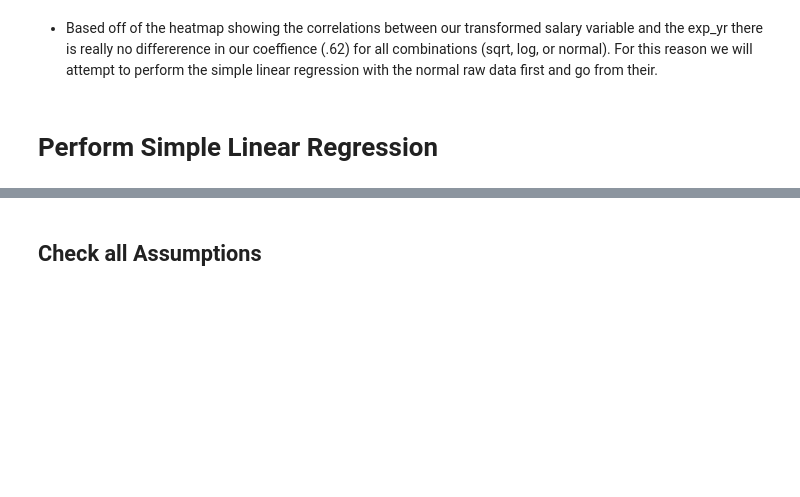
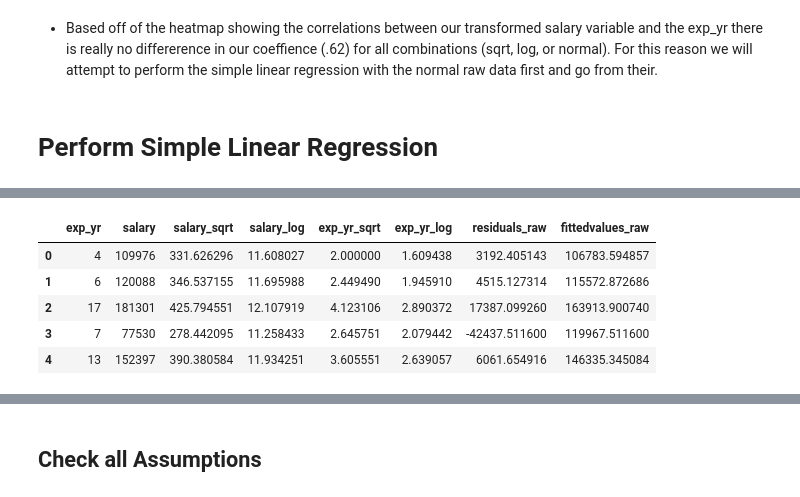
Before and after one commit to ksbuffaloe/Data-5600, a Jupyter notebook: 01_project/SCRIPTS/tech_employee_salary.ipynb, the cells around one changed output, grey strips where cells are left out. Saved outputs shown, nothing was run; the diff lists cells and outputs as text; code cells hidden in the pictures; blank space fills up the shorter version.

```diff
--- a/01_project/SCRIPTS/tech_employee_salary.ipynb
+++ b/01_project/SCRIPTS/tech_employee_salary.ipynb
@@ -135,2 +162,14 @@ plt.show()
+# %%
+#add the residuals and the fitted values to our wind DF
+employee_trimmed['residuals_raw'] = res.resid
+employee_trimmed['fittedvalues_raw'] = res.fittedvalues
+employee_trimmed.head()
+# %% [output]
+|  | exp_yr | salary | salary_sqrt | salary_log | exp_yr_sqrt | exp_yr_log | residuals_raw | fittedvalues_raw |
+| 0 | 4 | 109976 | 331.626296 | 11.608027 | 2.000000 | 1.609438 | 3192.405143 | 106783.594857 |
+| 1 | 6 | 120088 | 346.537155 | 11.695988 | 2.449490 | 1.945910 | 4515.127314 | 115572.872686 |
+| 2 | 17 | 181301 | 425.794551 | 12.107919 | 4.123106 | 2.890372 | 17387.099260 | 163913.900740 |
+| 3 | 7 | 77530 | 278.442095 | 11.258433 | 2.645751 | 2.079442 | -42437.511600 | 119967.511600 |
+| 4 | 13 | 152397 | 390.380584 | 11.934251 | 3.605551 | 2.639057 | 6061.654916 | 146335.345084 |
 # %%
 #Add the OLS line to our original scatter plot to see how it fits
```
Also changed, not shown: parts of 5 cells of this notebook.
